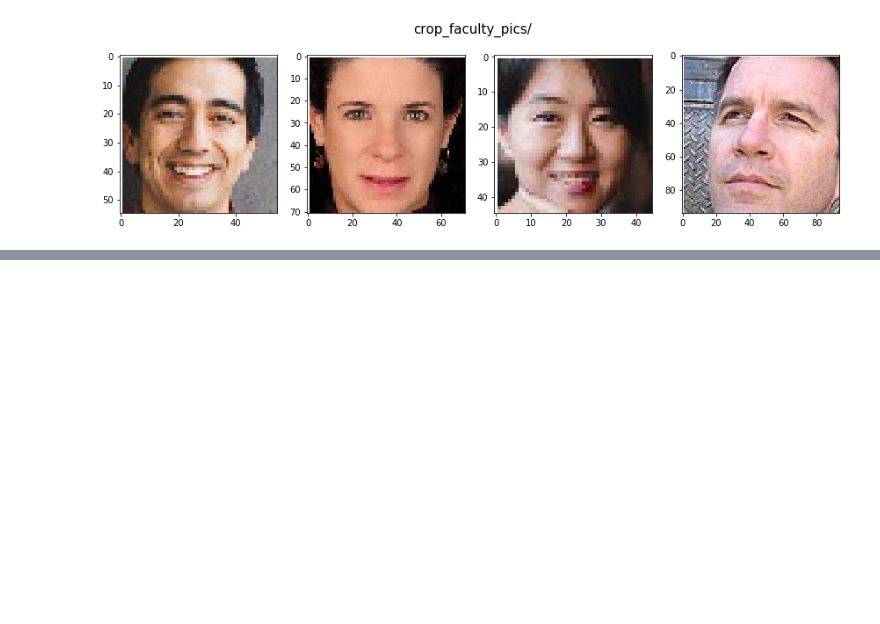
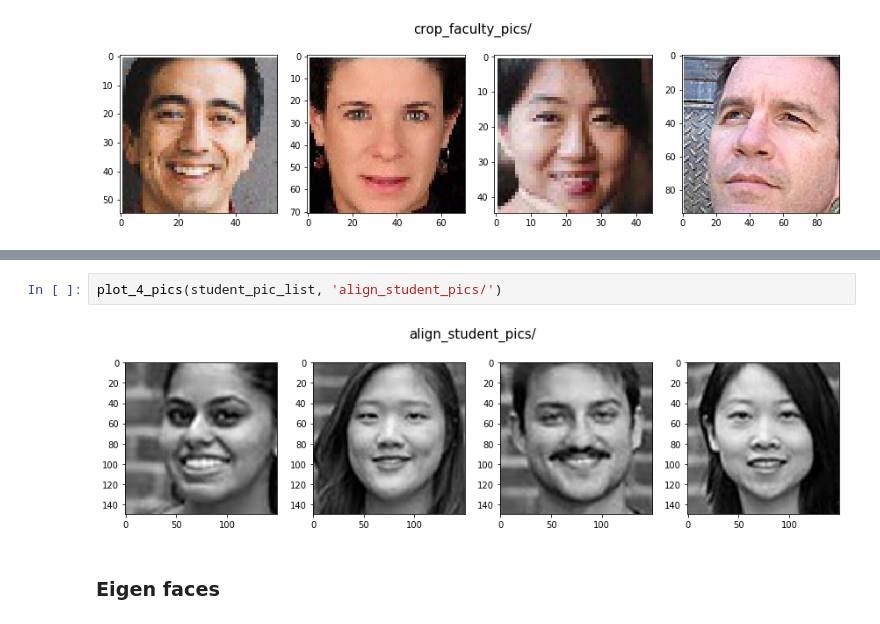
Before and after one commit to groverpr/Machine-Learning, a Jupyter notebook: eigenfaces.ipynb, the cells around one changed output, grey strips where cells are left out. Cells and saved outputs as stored; diff of their text form; blank space fills up the shorter version.

```diff
--- a/eigenfaces.ipynb
+++ b/eigenfaces.ipynb
@@ -178,0 +253,6 @@ Eigen faces would give good results without aligning faces
+# %%
+plot_4_pics(student_pic_list, 'align_student_pics/')
+# %% [output]
+[figure, added]
+# %% [markdown]
+### Eigen faces
```
Also changed, not shown: parts of 30 cells of this notebook.
